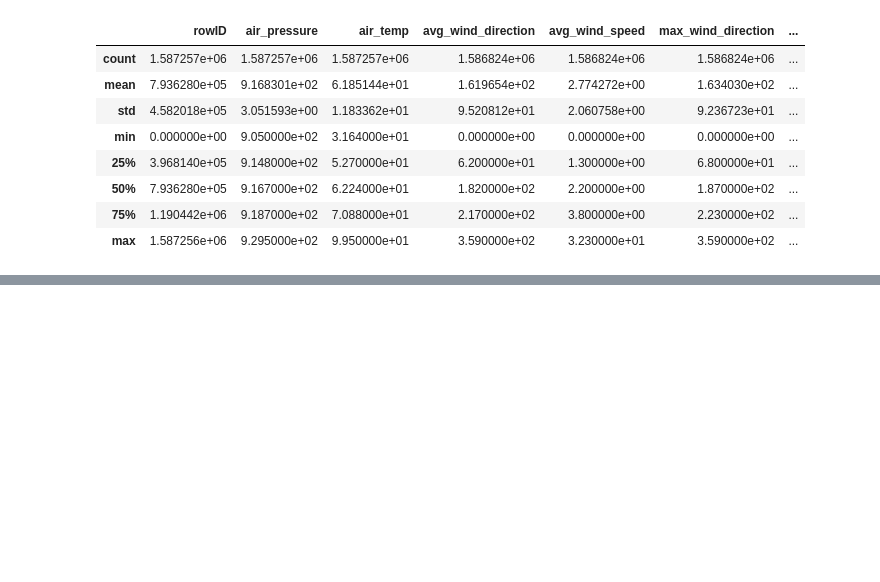
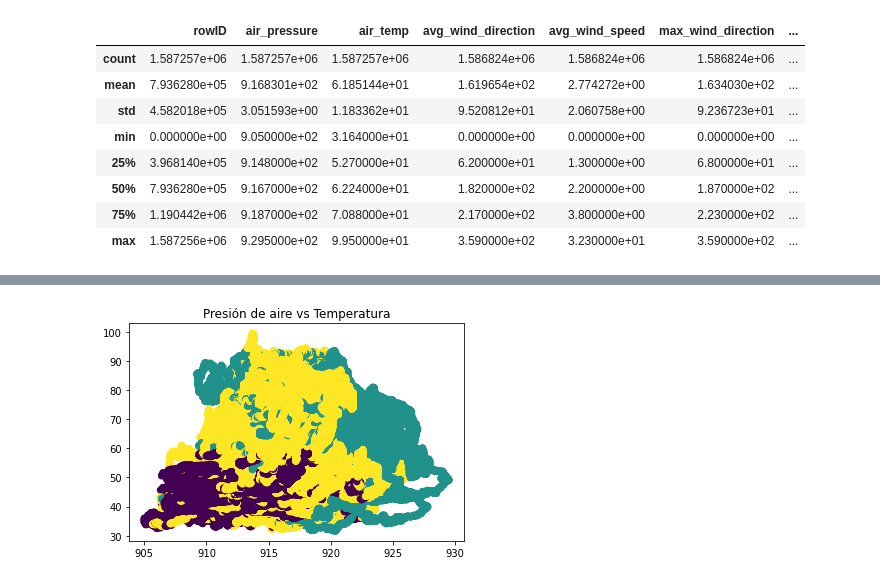
Before and after one commit to JmDeleon2000/Lab-3-AI-clustering, a Jupyter notebook: kmeans.ipynb, the cells around one changed output, grey strips where cells are left out. Drawn from its saved outputs; the diff is of its cells as text; code cells hidden in the pictures; blank space fills up the shorter version.

```diff
--- a/kmeans.ipynb
+++ b/kmeans.ipynb
@@ -73,0 +89,11 @@ plt.show()
+# %%
+# air_pressure vs air_temp
+
+gmm = GaussianMixture(n_components=3).fit(data)
+labels = gmm.predict(data)
+
+plt.scatter(data[:, 0], data[:, 1], c=labels, s=40)
+plt.title('Presión de aire vs Temperatura')
+plt.show()
+# %% [output]
+[figure, added]
```
Also changed, not shown: parts of 10 cells of this notebook.
